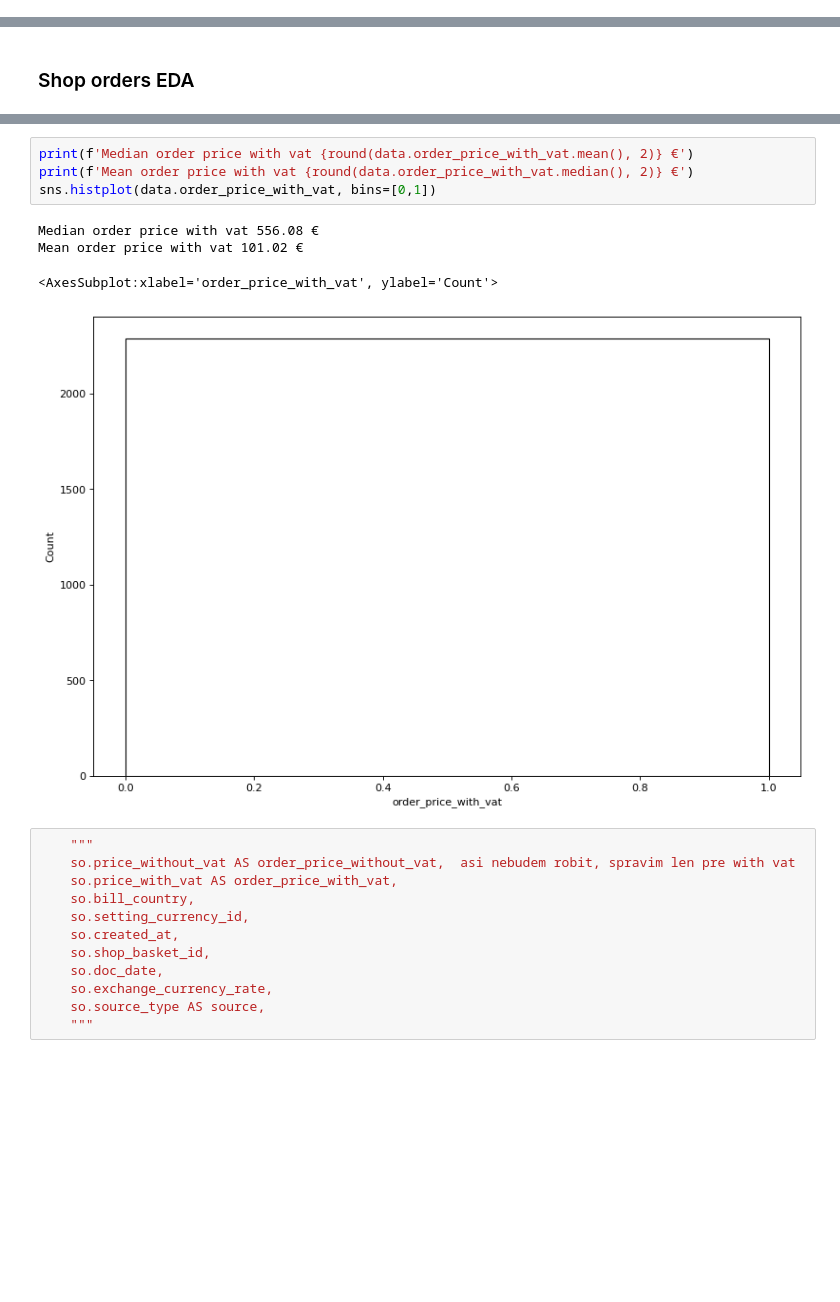
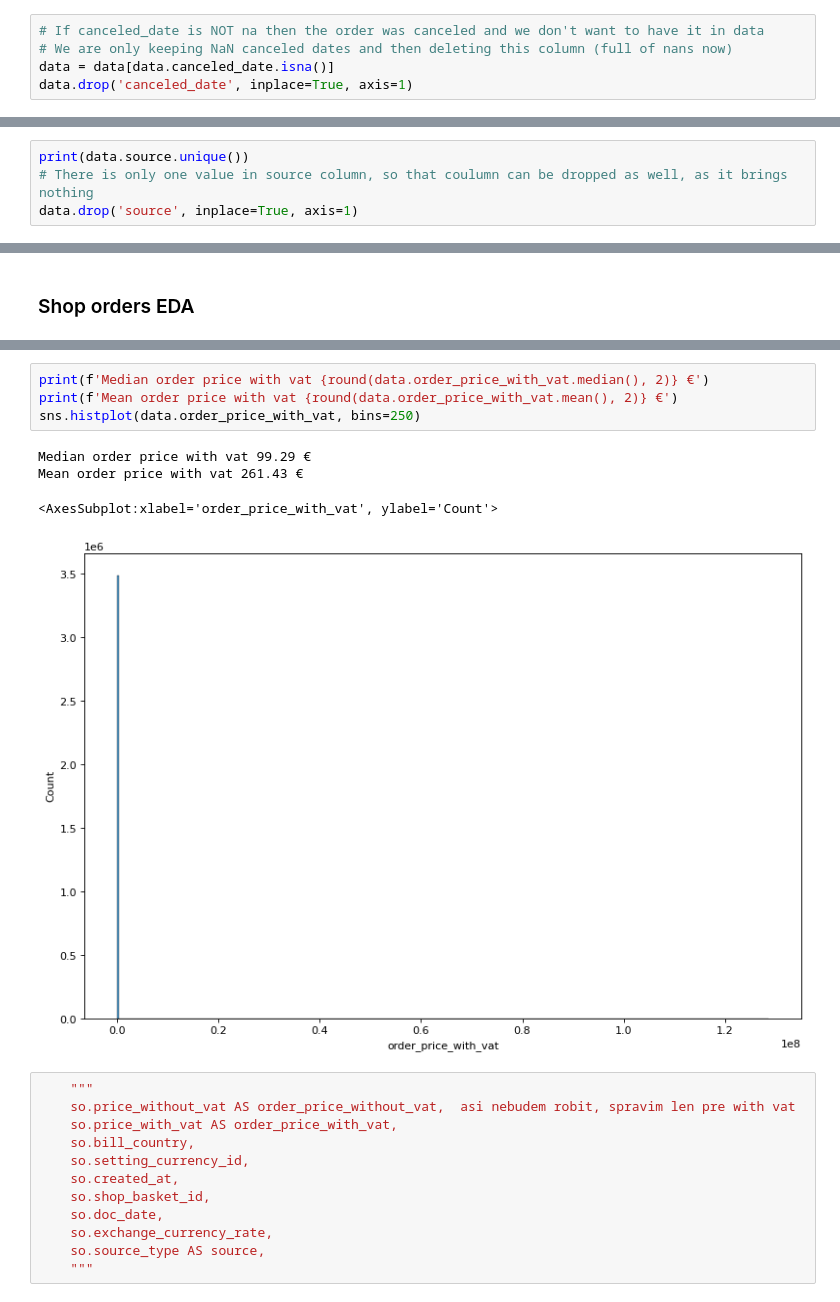
Before and after one commit to xSchon/BP, a Jupyter notebook: EDA.ipynb, the cells around one changed output, grey strips where cells are left out. Cells and saved outputs as stored; diff of their text form; blank space fills up the shorter version.

Commit message:
Fix problem with cancelled orders

```diff
--- a/EDA.ipynb
+++ b/EDA.ipynb
@@ -103 +134,6 @@ segment_status                                 26884
 dtype: int64
+# %%
+# If canceled_date is NOT na then the order was canceled and we don't want to have it in data
+# We are only keeping NaN canceled dates and then deleting this column (full of nans now)
+data = data[data.canceled_date.isna()]
+data.drop('canceled_date', inplace=True, axis=1)
@@ -152,0 +168,4 @@ for column_name in non_eur_columns:
+# %%
+print(data.source.unique())
+# There is only one value in source column, so that coulumn can be dropped as well, as it brings nothing
+data.drop('source', inplace=True, axis=1)
@@ -155,12 +217,12 @@ for column_name in non_eur_columns:
 # %%
-print(f'Median order price with vat {round(data.order_price_with_vat.mean(), 2)} €')
-print(f'Mean order price with vat {round(data.order_price_with_vat.median(), 2)} €')
-sns.histplot(data.order_price_with_vat, bins=[0,1])
+print(f'Median order price with vat {round(data.order_price_with_vat.median(), 2)} €')
+print(f'Mean order price with vat {round(data.order_price_with_vat.mean(), 2)} €')
+sns.histplot(data.order_price_with_vat, bins=250)
 # %% [output]
-Median order price with vat 556.08 €
-Mean order price with vat 101.02 €
+Median order price with vat 99.29 €
+Mean order price with vat 261.43 €
 <AxesSubplot:xlabel='order_price_with_vat', ylabel='Count'>
-[figure, old version]
+[figure, new version]
 # %%
     """
     so.price_without_vat AS order_price_without_vat,  asi nebudem robit, spravim len pre with vat
```
Also changed, not shown: parts of 29 cells of this notebook, 1 other file.
